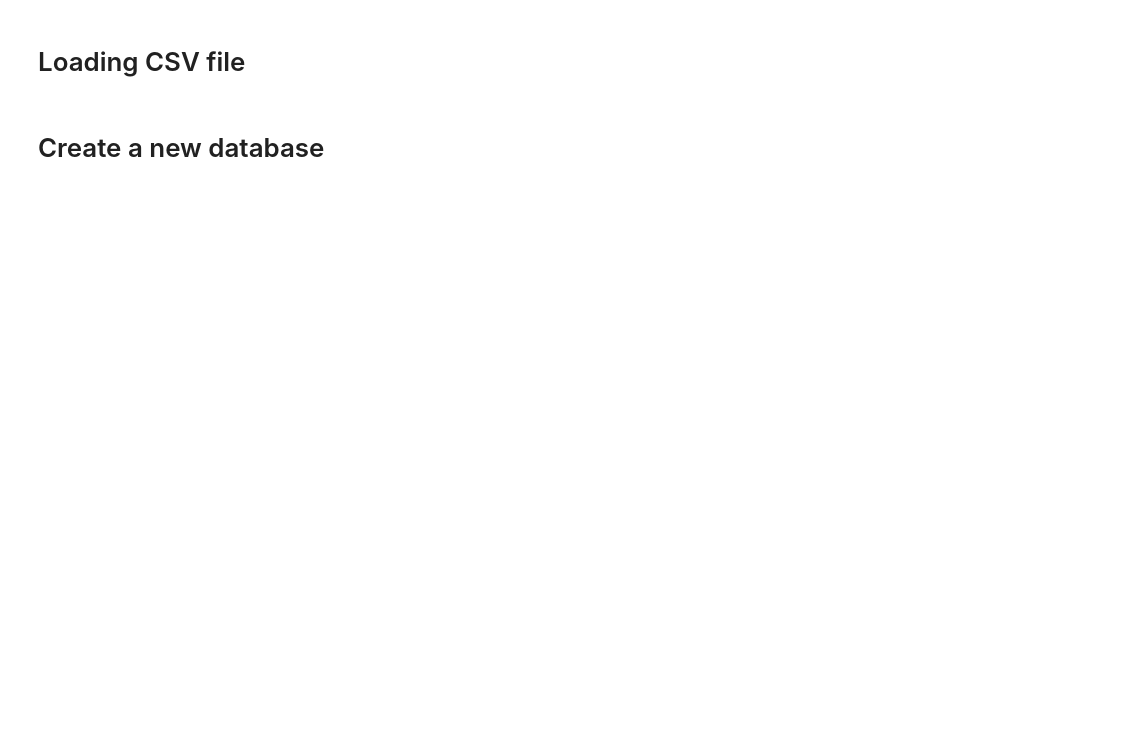
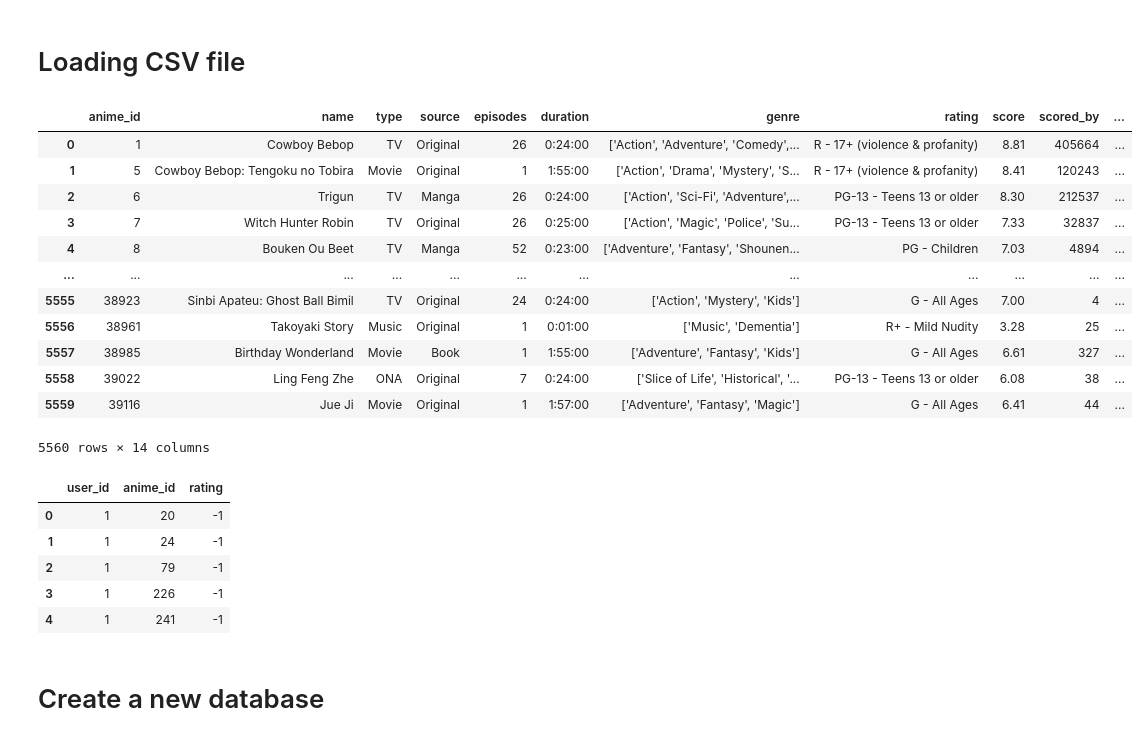
Before and after one commit to sdman135/DataBase-building-and-SQL-query-practice, a Jupyter notebook: Sqlite3.ipynb, the cells around one changed output. Cells and saved outputs as stored; diff of their text form; code cells hidden in the pictures; blank space fills up the shorter version.

```diff
--- a/Sqlite3.ipynb
+++ b/Sqlite3.ipynb
@@ -12,0 +12,23 @@ df_anime.rename(columns={"animeID":'anime_id'},inplace=True)
+# %%
+display(df_anime)
+display(df_rating.head(5))
+# %% [output]
+|  | anime_id | name | type | source | episodes | duration | genre | rating | score | scored_by | ... |
+| 0 | 1 | Cowboy Bebop | TV | Original | 26 | 0:24:00 | ['Action', 'Adventure', 'Comedy',... | R - 17+ (violence & profanity) | 8.81 | 405664 | ... |
+| 1 | 5 | Cowboy Bebop: Tengoku no Tobira | Movie | Original | 1 | 1:55:00 | ['Action', 'Drama', 'Mystery', 'S... | R - 17+ (violence & profanity) | 8.41 | 120243 | ... |
+| 2 | 6 | Trigun | TV | Manga | 26 | 0:24:00 | ['Action', 'Sci-Fi', 'Adventure',... | PG-13 - Teens 13 or older | 8.30 | 212537 | ... |
+| 3 | 7 | Witch Hunter Robin | TV | Original | 26 | 0:25:00 | ['Action', 'Magic', 'Police', 'Su... | PG-13 - Teens 13 or older | 7.33 | 32837 | ... |
+| 4 | 8 | Bouken Ou Beet | TV | Manga | 52 | 0:23:00 | ['Adventure', 'Fantasy', 'Shounen... | PG - Children | 7.03 | 4894 | ... |
+| ... | ... | ... | ... | ... | ... | ... | ... | ... | ... | ... | ... |
+| 5555 | 38923 | Sinbi Apateu: Ghost Ball Bimil | TV | Original | 24 | 0:24:00 | ['Action', 'Mystery', 'Kids'] | G - All Ages | 7.00 | 4 | ... |
+| 5556 | 38961 | Takoyaki Story | Music | Original | 1 | 0:01:00 | ['Music', 'Dementia'] | R+ - Mild Nudity | 3.28 | 25 | ... |
+| 5557 | 38985 | Birthday Wonderland | Movie | Book | 1 | 1:55:00 | ['Adventure', 'Fantasy', 'Kids'] | G - All Ages | 6.61 | 327 | ... |
+| 5558 | 39022 | Ling Feng Zhe | ONA | Original | 7 | 0:24:00 | ['Slice of Life', 'Historical', '... | PG-13 - Teens 13 or older | 6.08 | 38 | ... |
+| 5559 | 39116 | Jue Ji | Movie | Original | 1 | 1:57:00 | ['Adventure', 'Fantasy', 'Magic'] | G - All Ages | 6.41 | 44 | ... |
+5560 rows × 14 columns
+|  | user_id | anime_id | rating |
+| 0 | 1 | 20 | -1 |
+| 1 | 1 | 24 | -1 |
+| 2 | 1 | 79 | -1 |
+| 3 | 1 | 226 | -1 |
+| 4 | 1 | 241 | -1 |
```
Also changed, not shown: parts of 15 cells of this notebook.
